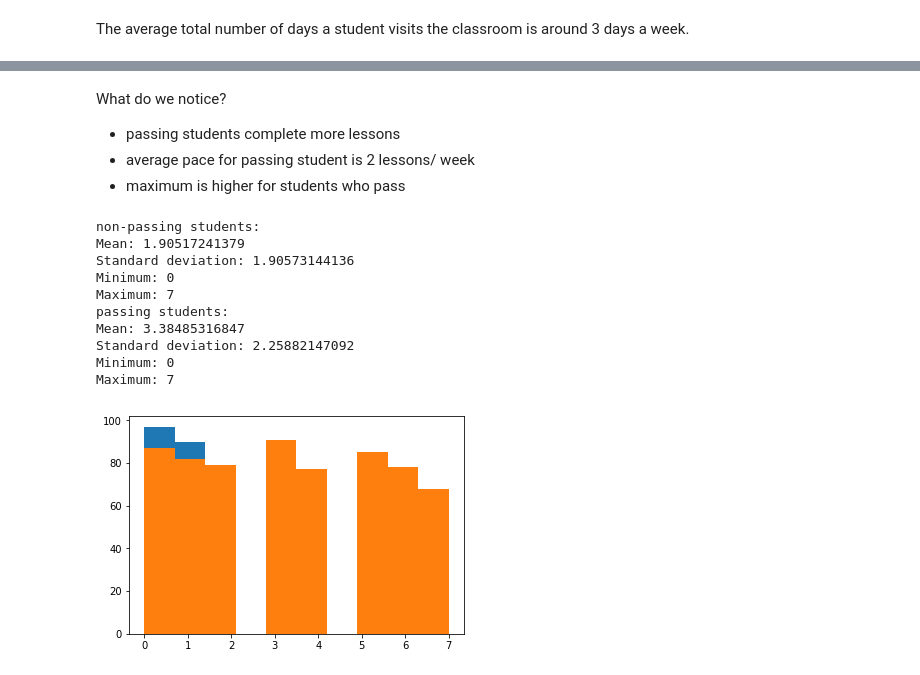
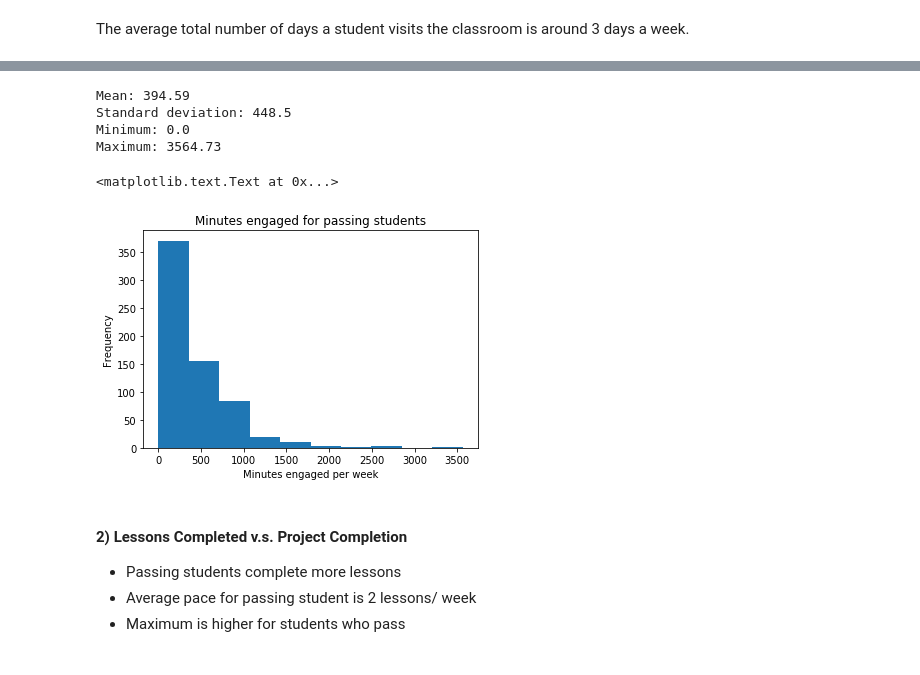
Before and after one commit to lucylow/udacity_student_engagement, a Jupyter notebook: student_engagement.ipynb, the cells around one changed output, grey strips where cells are left out. Cells and saved outputs as stored; diff of their text form; code cells hidden in the pictures.

```diff
--- a/student_engagement.ipynb
+++ b/student_engagement.ipynb
@@ -728,29 +564,21 @@ Maximum: 36
+# %%
+# Minutes engaged for passing students
+passing_engagement_by_account = group_data(passing_engagement, 'account_key')
+passing_minutes = sum_grouped_items(passing_engagement_by_account, 'total_minutes_visited')
+describe_data(passing_minutes.values())
+plt.ylabel('Frequency')
+plt.xlabel('Minutes engaged per week')
+plt.title('Minutes engaged for passing students')
+# %% [output]
+Mean: 394.59
+Standard deviation: 448.5
+Minimum: 0.0
+Maximum: 3564.73
+<matplotlib.text.Text at 0x...>
+[figure, added]
 # %% [markdown]
-What do we notice?
+#### 2) Lessons Completed v.s. Project Completion
 
-* passing students complete more lessons
-* average pace for passing student is 2 lessons/ week
-* maximum is higher for students who pass
+* Passing students complete more lessons
+* Average pace for passing student is 2 lessons/ week
+* Maximum is higher for students who pass
-# %%
-# DAYS VISITED FOR PASSING VS NON PASSING STUDENTS
-
-print 'non-passing students:'
-non_passing_visits = sum_grouped_items(non_passing_engagement_by_account, 'has_visited')
-describe_data(non_passing_visits.values())
-
-
-print 'passing students:'
-passing_visits = sum_grouped_items(passing_engagement_by_account, 'has_visited')
-describe_data(passing_visits.values())
-# %% [output]
-non-passing students:
-Mean: 1.90517241379
-Standard deviation: 1.90573144136
-Minimum: 0
-Maximum: 7
-passing students:
-Mean: 3.38485316847
-Standard deviation: 2.25882147092
-Minimum: 0
-Maximum: 7
-[figure, removed]
```
Also changed, not shown: parts of 133 cells of this notebook.
